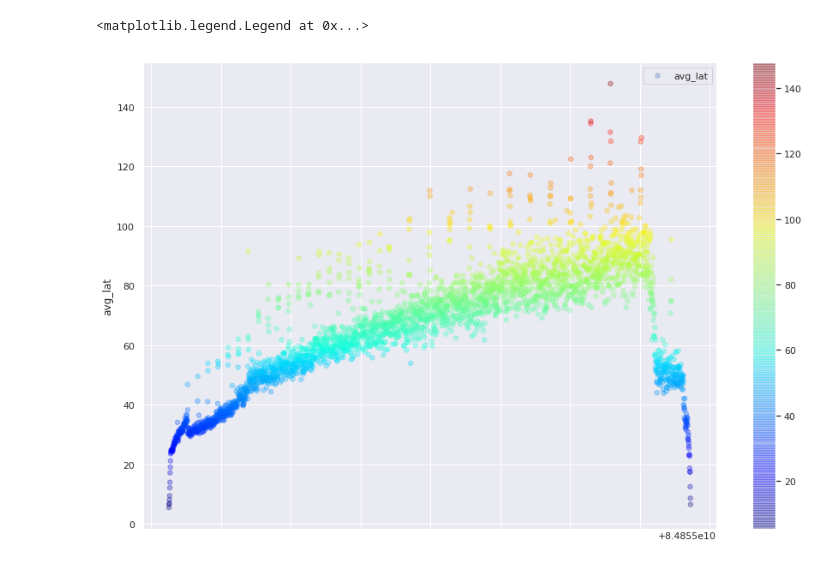
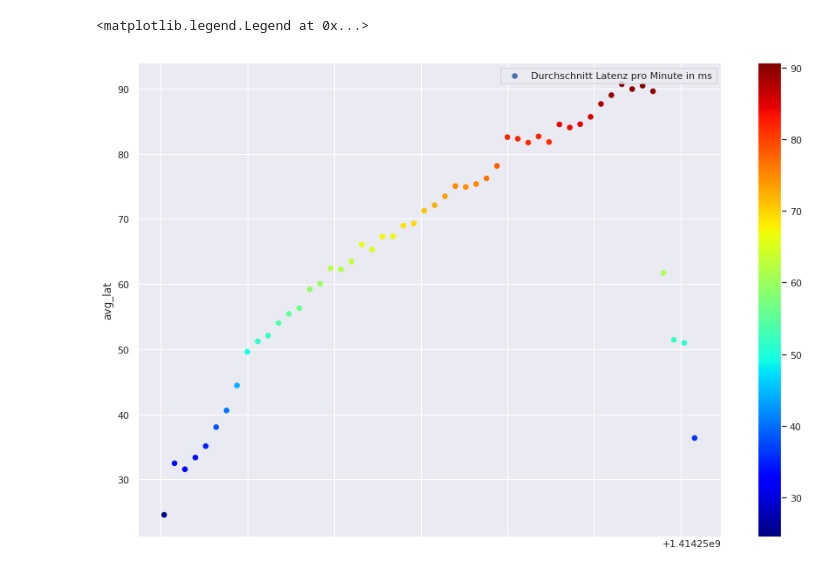
Before and after one commit to dubachphil/bigdata, a Jupyter notebook: client_latency.ipynb, the cells around one changed output. Cells and saved outputs as stored; diff of their text form; code cells hidden in the pictures.

```diff
--- a/client_latency.ipynb
+++ b/client_latency.ipynb
@@ -5,7 +5,7 @@ from datetime import datetime
 import seaborn as sns
 %matplotlib inline
 # %%
-data = pd.read_csv("latency_p_min.csv",
+data = pd.read_csv("https://raw.githubusercontent.com/dubachphil/bigdata/master/latency_p_min.csv",
                    sep='\t',
                    names=["time","avg_lat"],
                   header=None)
@@ -52,9 +52,9 @@ sns.distplot(data["avg_lat"], hist=False)
 # %%
 # Einbeziehen der Population mit Farben
-data.plot(kind="scatter",x="time",y="avg_lat", alpha=0.3,
-            s=30, label="avg_lat", figsize=(15,10),
+data.plot(kind="scatter",x="time",y="avg_lat", alpha=1,
+            s=30, label="Durchschnitt Latenz pro Minute in ms", figsize=(15,10),
             c=data["avg_lat"], cmap=plt.get_cmap("jet"), colorbar=True)
 plt.legend()
 # %% [output]
 <matplotlib.legend.Legend at 0x...>
-[figure, old version]
+[figure, new version]
```
Also changed, not shown: parts of 6 cells of this notebook, 1 other file.
